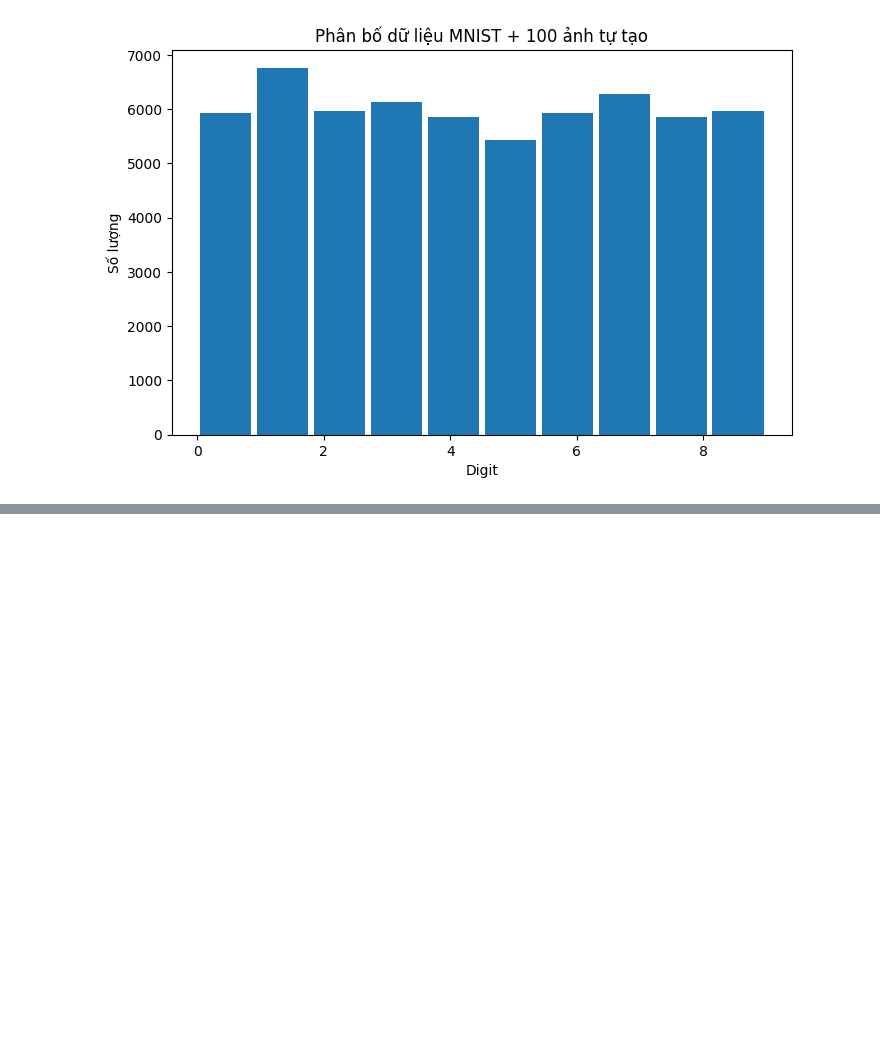
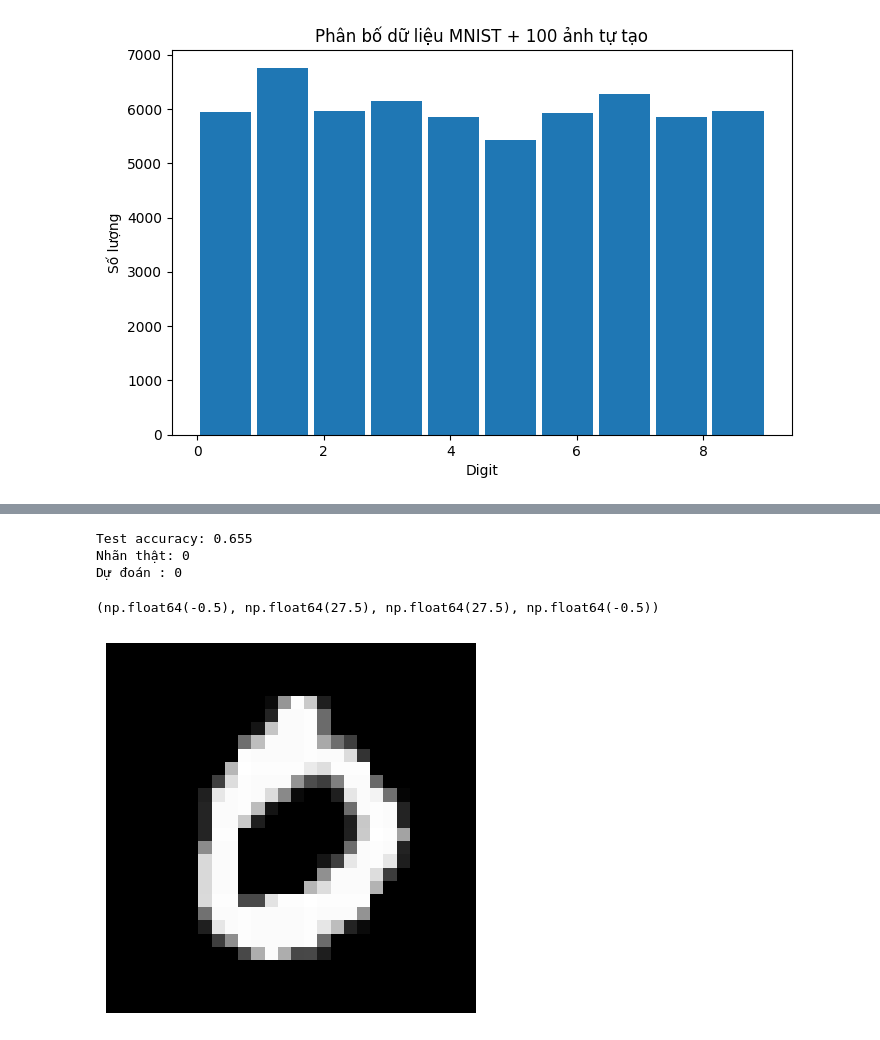
Before and after one commit to tuk3kCS/PTIT, a Jupyter notebook: 20251/IntSys/casestudy1.ipynb, the cells around one changed output, grey strips where cells are left out. Drawn from its saved outputs; the diff is of its cells as text; code cells hidden in the pictures; blank space fills up the shorter version.

```diff
--- a/20251/IntSys/casestudy1.ipynb
+++ b/20251/IntSys/casestudy1.ipynb
@@ -178,0 +214,7 @@ Epoch 5/5
+# %%
+# Cache feature
+N = 5000
+x_train_small = x_train[:N]
+y_train_small = y_train[:N]
+
+X_features = np.array([cnn_forward(x) for x in x_train_small])
@@ -178,0 +273,41 @@ Epoch 5/5
+# %%
+# Hàm dự đoán cho 1 ảnh
+def predict(image, kernel, W):
+    # CNN forward
+    img = image.reshape(28, 28)
+    c = conv2d(img, kernel)
+    r = relu(c)
+    p = max_pool(r)
+    f = p.flatten()
+
+    # Linear classifier
+    logits = f @ W
+    return np.argmax(logits)
+
+# Dự đoán trên tập test
+num_test = 1000
+correct = 0
+
+for i in range(num_test):
+    y_pred = predict(x_test[i], kernel, W)
+    if y_pred == y_test[i]:
+        correct += 1
+
+accuracy = correct / num_test
+print("Test accuracy:", accuracy)
+
+# Dự đoán và xem chi tiết từng ảnh
+idx = 3
+pred = predict(x_test[idx], kernel, W)
+
+print("Nhãn thật:", y_test[idx])
+print("Dự đoán :", pred)
+
+plt.imshow(x_test[idx].reshape(28,28), cmap="gray")
+plt.axis("off")
+# %% [output]
+Test accuracy: 0.655
+Nhãn thật: 0
+Dự đoán : 0
+(np.float64(-0.5), np.float64(27.5), np.float64(27.5), np.float64(-0.5))
+[figure, added]
```
Also changed, not shown: parts of 5 cells of this notebook, 12 other files.
